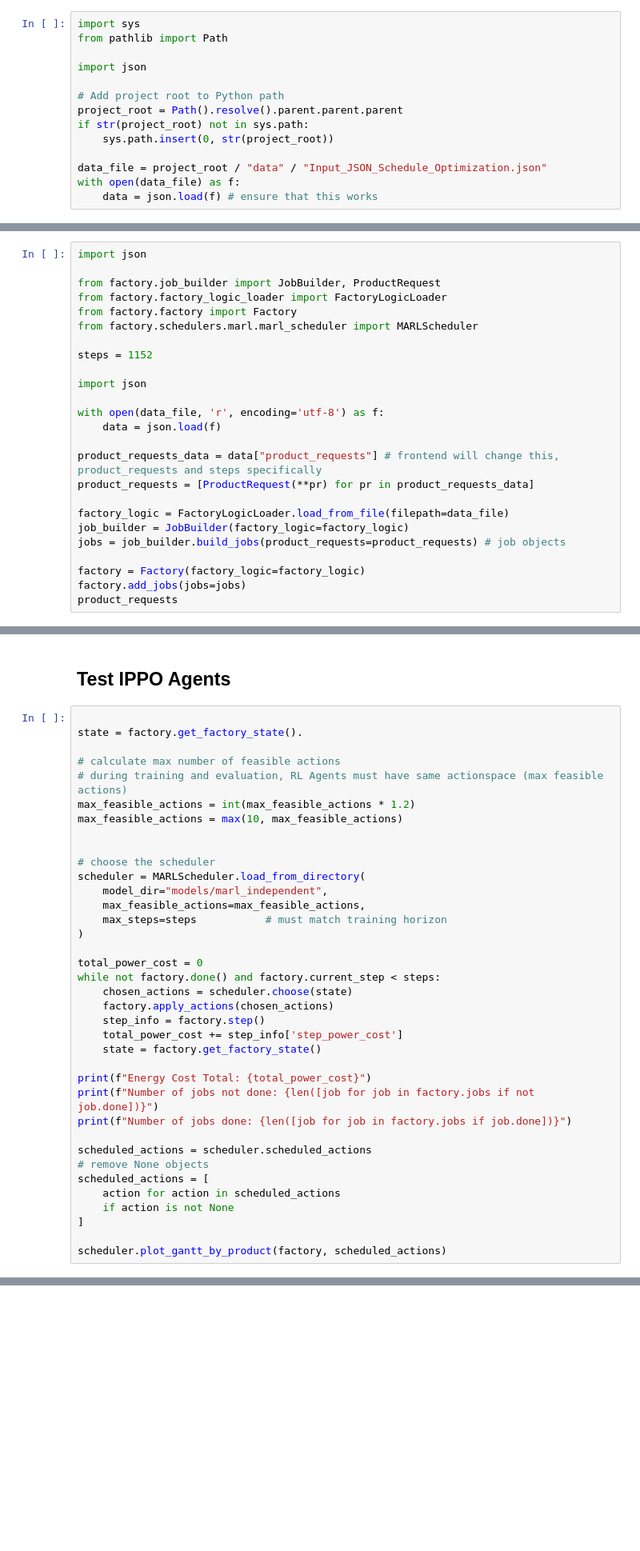
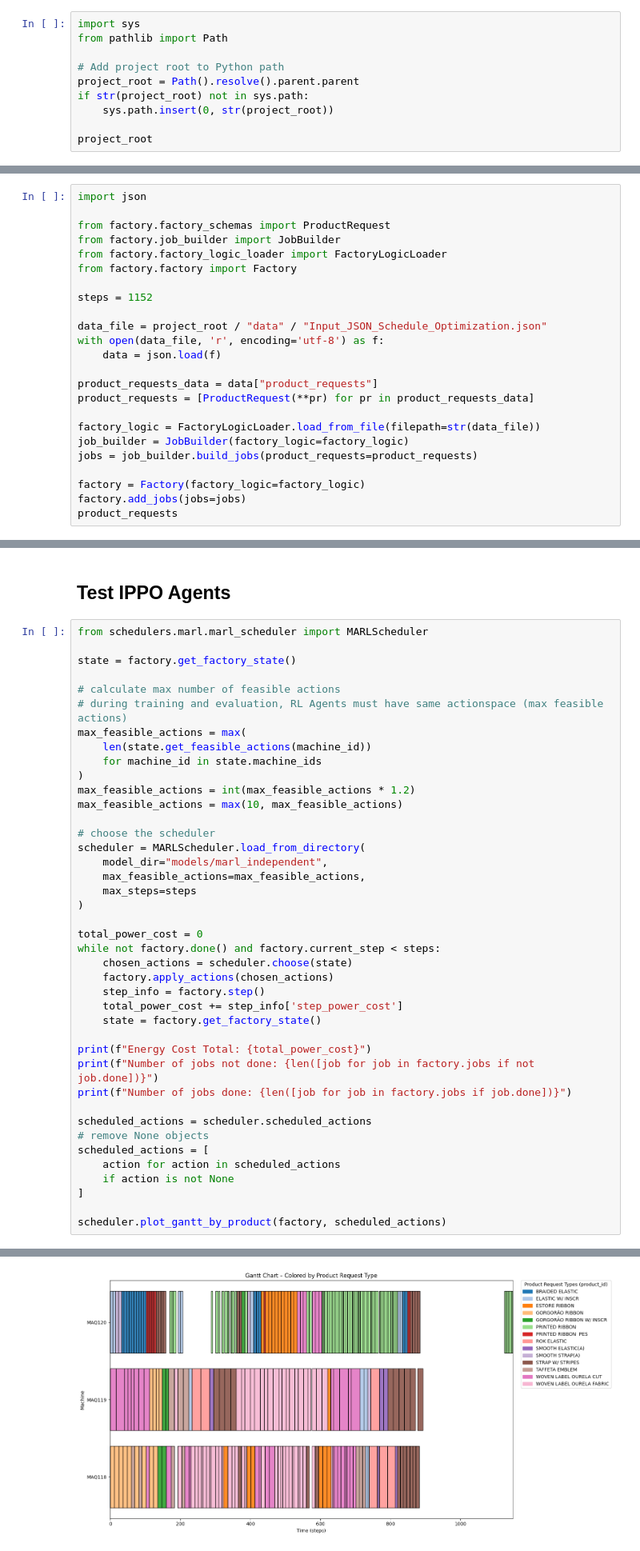
Before and after one commit to weinbendera/Production-Line-CSC4601, a Jupyter notebook: schedulers/marl/test_marl.ipynb, the cells around one changed output, grey strips where cells are left out. Shown at 80% size. Drawn from its saved outputs; the diff is of its cells as text; blank space fills up the shorter version.

```diff
--- a/schedulers/marl/test_marl.ipynb
+++ b/schedulers/marl/test_marl.ipynb
@@ -19,13 +19,9 @@ State/Observation: The feasible and non feasible Actions
 import sys
 from pathlib import Path
 
-import json
-
 # Add project root to Python path
-project_root = Path().resolve().parent.parent.parent
+project_root = Path().resolve().parent.parent
 if str(project_root) not in sys.path:
     sys.path.insert(0, str(project_root))
 
-data_file = project_root / "data" / "Input_JSON_Schedule_Optimization.json"
-with open(data_file) as f:
-    data = json.load(f) # ensure that this works
+project_root
@@ -32,24 +30,23 @@ with open(data_file) as f:
 # %%
 import json
 
-from factory.job_builder import JobBuilder, ProductRequest
+from factory.factory_schemas import ProductRequest
+from factory.job_builder import JobBuilder
 from factory.factory_logic_loader import FactoryLogicLoader
 from factory.factory import Factory
-from factory.schedulers.marl.marl_scheduler import MARLScheduler
 
 steps = 1152
 
-import json
-
+data_file = project_root / "data" / "Input_JSON_Schedule_Optimization.json"
 with open(data_file, 'r', encoding='utf-8') as f:
     data = json.load(f)
 
-product_requests_data = data["product_requests"] # frontend will change this, product_requests and steps specifically
+product_requests_data = data["product_requests"]
 product_requests = [ProductRequest(**pr) for pr in product_requests_data]
 
-factory_logic = FactoryLogicLoader.load_from_file(filepath=data_file)
+factory_logic = FactoryLogicLoader.load_from_file(filepath=str(data_file))
 job_builder = JobBuilder(factory_logic=factory_logic)
-jobs = job_builder.build_jobs(product_requests=product_requests) # job objects
+jobs = job_builder.build_jobs(product_requests=product_requests)
 
 factory = Factory(factory_logic=factory_logic)
 factory.add_jobs(jobs=jobs)
@@ -73,20 +70,24 @@ product_requests
 # %% [markdown]
 ## Test IPPO Agents
 # %%
+from schedulers.marl.marl_scheduler import MARLScheduler
 
-state = factory.get_factory_state().
+state = factory.get_factory_state()
 
 # calculate max number of feasible actions
 # during training and evaluation, RL Agents must have same actionspace (max feasible actions)
+max_feasible_actions = max(
+    len(state.get_feasible_actions(machine_id))
+    for machine_id in state.machine_ids
+)
 max_feasible_actions = int(max_feasible_actions * 1.2)
 max_feasible_actions = max(10, max_feasible_actions)
-
 
 # choose the scheduler
 scheduler = MARLScheduler.load_from_directory(
     model_dir="models/marl_independent",
     max_feasible_actions=max_feasible_actions,
-    max_steps=steps           # must match training horizon
+    max_steps=steps
 )
 
 total_power_cost = 0
@@ -113,0 +120 @@ NameError: name 'max_feasible_actions' is not defined
+[figure, added]
```
Also changed, not shown: parts of 3 cells of this notebook, 6 other files.
